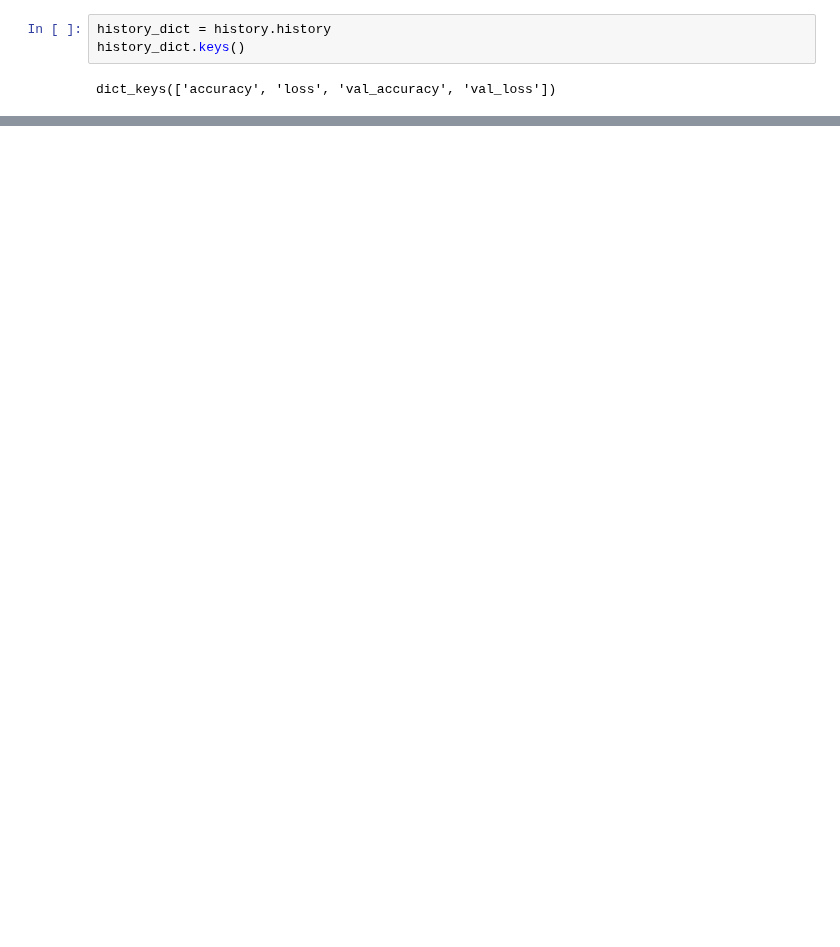
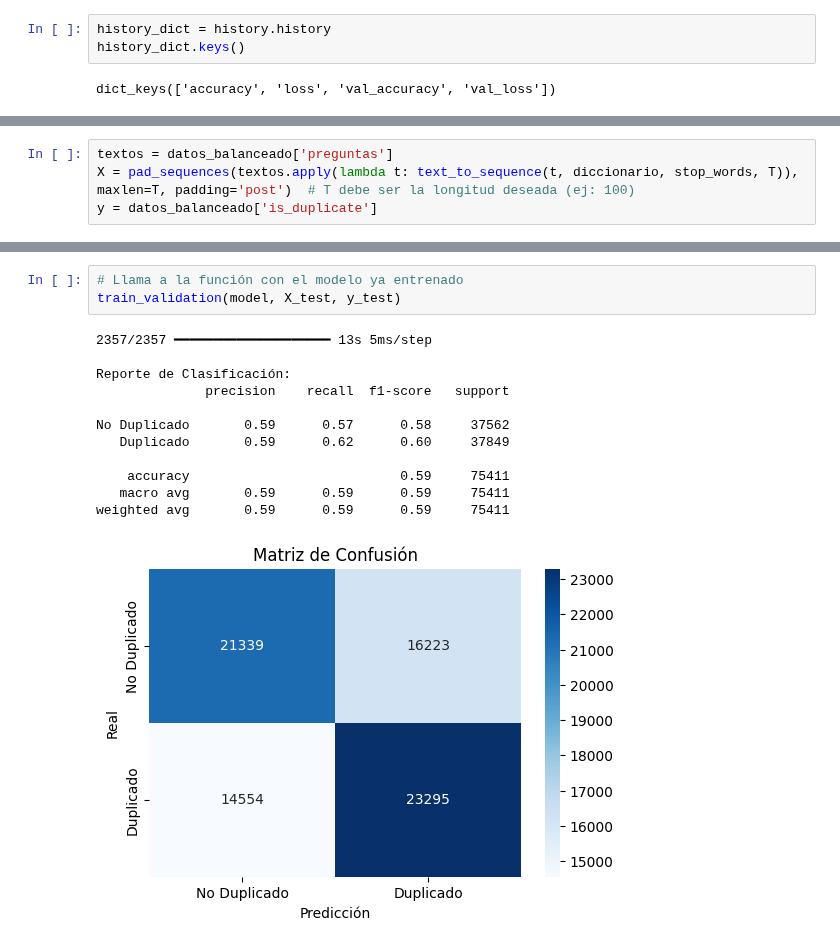
Before and after one commit to SamuehFDEZ/ProgramacionIA, a Jupyter notebook: UD6_RedesNeuronalesRecurrentes/preguntasSimilares/preguntassimilares.ipynb, the cells around one changed output, grey strips where cells are left out. Cells and saved outputs as stored; diff of their text form; blank space fills up the shorter version.

Commit message:
preguntasSimilares y tweets por corregir

```diff
--- a/UD6_RedesNeuronalesRecurrentes/preguntasSimilares/preguntassimilares.ipynb
+++ b/UD6_RedesNeuronalesRecurrentes/preguntasSimilares/preguntassimilares.ipynb
@@ -275,0 +334,4 @@ ValueError: Found input variables with inconsistent numbers of samples: [60000,
+# %%
+textos = datos_balanceado['preguntas']
+X = pad_sequences(textos.apply(lambda t: text_to_sequence(t, diccionario, stop_words, T)), maxlen=T, padding='post')  # T debe ser la longitud deseada (ej: 100)
+y = datos_balanceado['is_duplicate']
@@ -275,0 +431,16 @@ ValueError: Found input variables with inconsistent numbers of samples: [60000,
+# %%
+# Llama a la función con el modelo ya entrenado
+train_validation(model, X_test, y_test)
+# %% [output]
+2357/2357 ━━━━━━━━━━━━━━━━━━━━ 13s 5ms/step
+
+Reporte de Clasificación:
+              precision    recall  f1-score   support
+
+No Duplicado       0.59      0.57      0.58     37562
+   Duplicado       0.59      0.62      0.60     37849
+
+    accuracy                           0.59     75411
+   macro avg       0.59      0.59      0.59     75411
+weighted avg       0.59      0.59      0.59     75411
+[figure, added]
```
Also changed, not shown: parts of 14 cells of this notebook, 1 other file.
